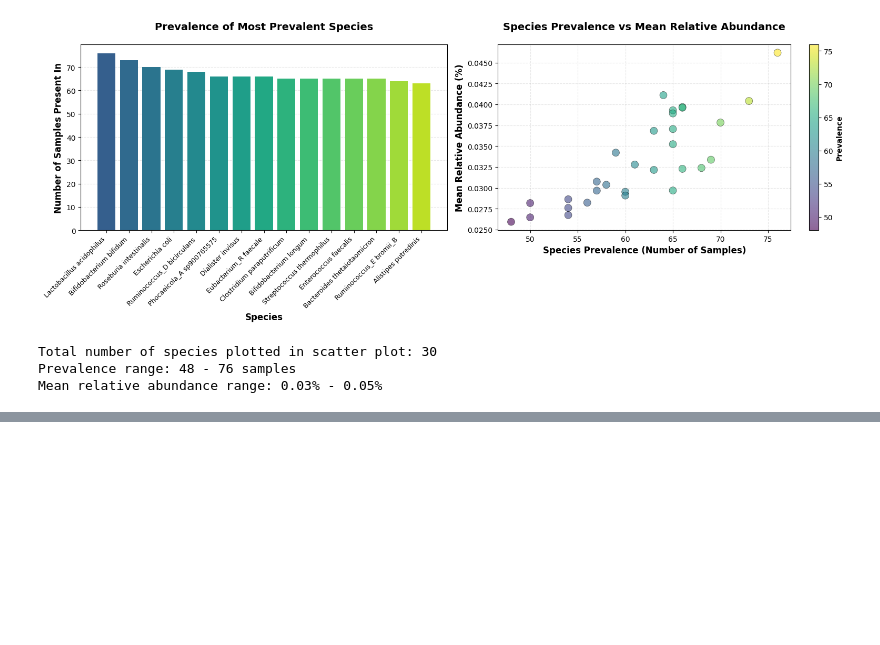
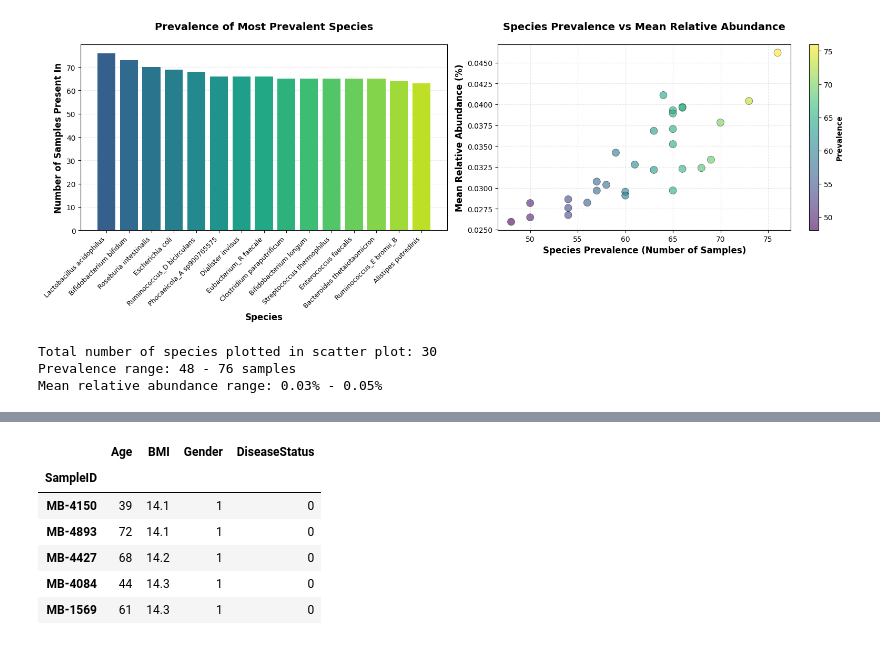
Before and after one commit to ValeriiaZhovannyk/metagenomics, a Jupyter notebook: HW1/code.ipynb, the cells around one changed output, grey strips where cells are left out. Cells and saved outputs as stored; diff of their text form; code cells hidden in the pictures; blank space fills up the shorter version.

```diff
--- a/HW1/code.ipynb
+++ b/HW1/code.ipynb
@@ -90,0 +141,10 @@ Mean relative abundance range: 0.03% - 0.05%
+# %%
+df_metadata.head()
+# %% [output]
+|  | Age | BMI | Gender | DiseaseStatus |
+| SampleID |  |  |  |  |
+| MB-4150 | 39 | 14.1 | 1 | 0 |
+| MB-4893 | 72 | 14.1 | 1 | 0 |
+| MB-4427 | 68 | 14.2 | 1 | 0 |
+| MB-4084 | 44 | 14.3 | 1 | 0 |
+| MB-1569 | 61 | 14.3 | 1 | 0 |
```
Also changed, not shown: parts of 8 cells of this notebook, 5 other files.
